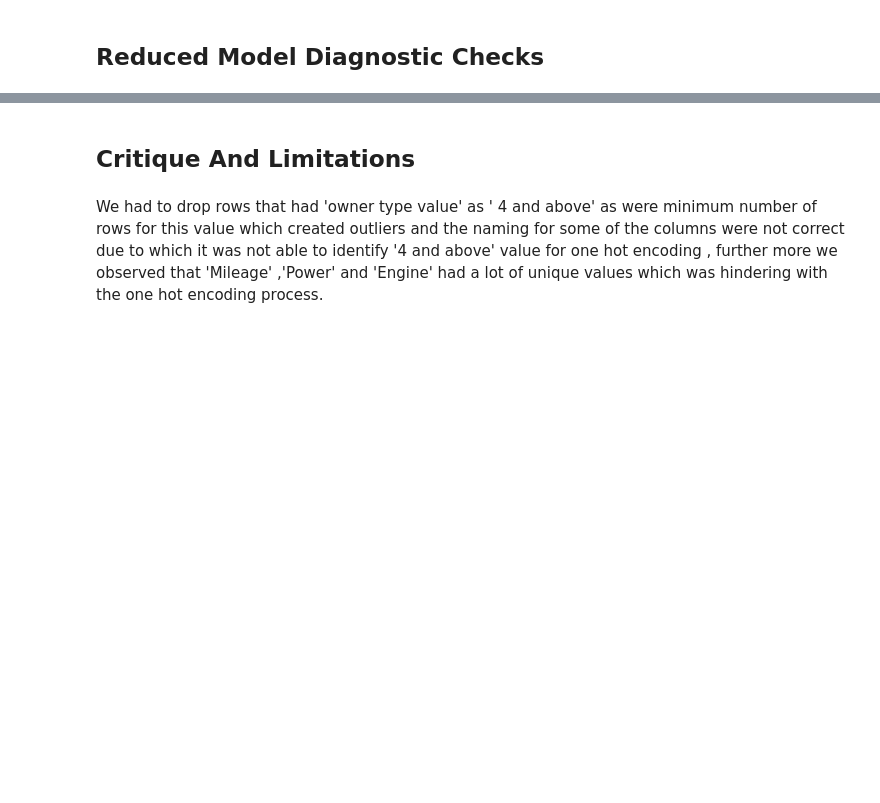
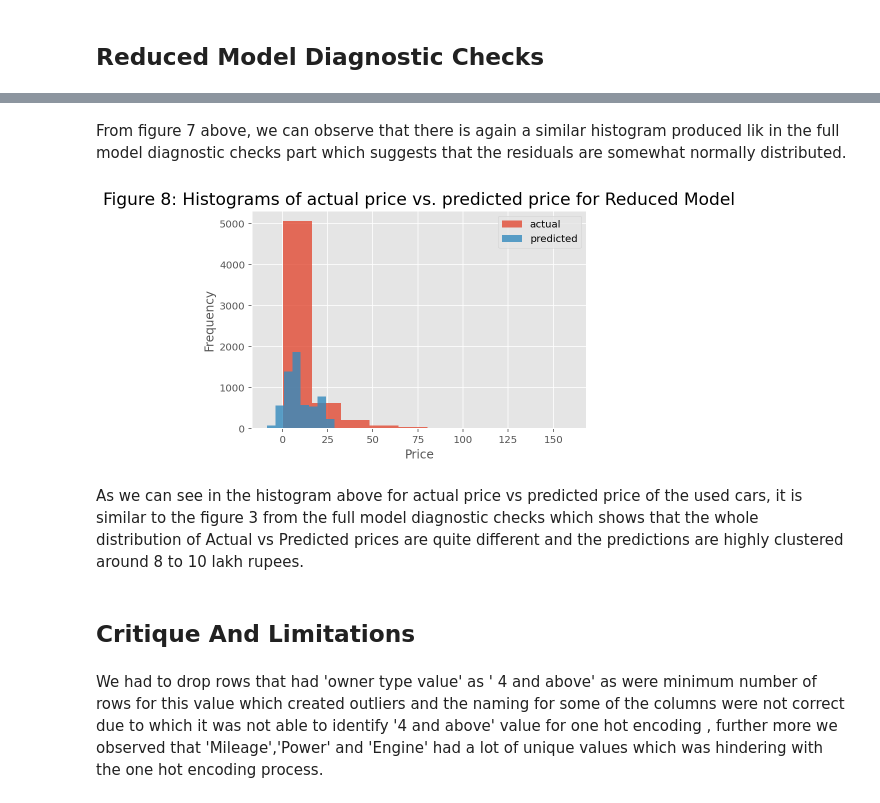
Before and after one commit to mayankthakkar17/MATHS_2_GROUP_11, a Jupyter notebook: maths2_phase2_grp11.ipynb, the cells around one changed output, grey strips where cells are left out. Saved outputs shown, nothing was run; the diff lists cells and outputs as text; code cells hidden in the pictures; blank space fills up the shorter version.

```diff
--- a/maths2_phase2_grp11.ipynb
+++ b/maths2_phase2_grp11.ipynb
@@ -421,4 +448,18 @@ plt.show();
+# %% [markdown]
+From figure 7 above, we can observe that there is again a similar histogram produced lik in the full model diagnostic checks part which suggests that the residuals are somewhat normally distributed.
+# %%
+plt.hist(residuals_reduced['actual'], label='actual', alpha = 0.8, bins=10)
+plt.hist(residuals_reduced['predicted'], label='predicted', alpha = 0.8, bins=10)
+plt.xlabel('Price')
+plt.ylabel('Frequency')
+plt.title('Figure 8: Histograms of actual price vs. predicted price for Reduced Model', fontsize = 17)
+plt.legend()
+plt.show()
+# %% [output]
+[figure, added]
+# %% [markdown]
+As we can see in the histogram above for actual price vs predicted price of the used cars, it is similar to the figure 3 from the full model diagnostic checks which shows that the whole distribution of Actual vs Predicted prices are quite different and the predictions are highly clustered around 8 to 10 lakh rupees.
 # %% [markdown]
 ## Critique And Limitations <a id='reduced_model_diagnostic_checks'></a>
 # %% [markdown]
-We had to drop rows that had 'owner type value' as ' 4 and above' as were minimum number of rows for this value which created outliers and the naming for some of the columns were not correct due to which it was not able to identify '4 and above' value for one hot encoding , further more we observed that 'Mileage' ,'Power' and 'Engine' had a lot of unique values which was hindering with the one hot encoding process.
+We had to drop rows that had 'owner type value' as ' 4 and above' as were minimum number of rows for this value which created outliers and the naming for some of the columns were not correct due to which it was not able to identify '4 and above' value for one hot encoding , further more we observed that 'Mileage','Power' and 'Engine' had a lot of unique values which was hindering with the one hot encoding process.
```
Also changed, not shown: parts of 12 cells of this notebook.
